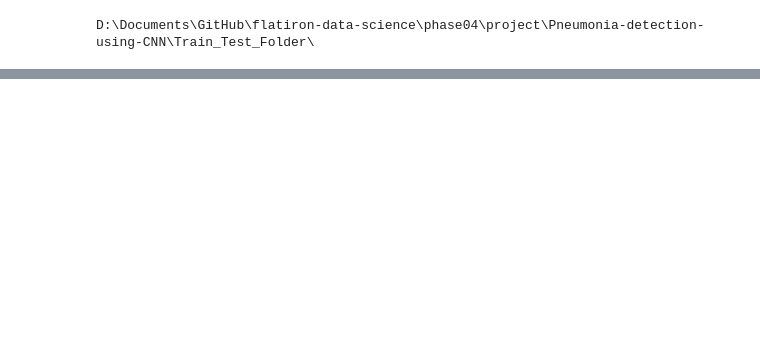
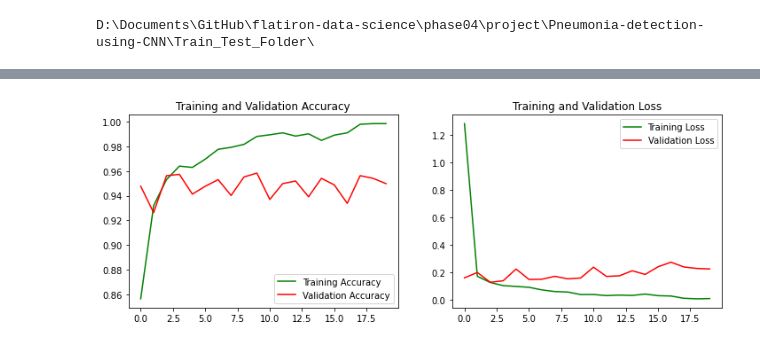
Before and after one commit to kjspring/Pneumonia-detection-using-CNN, a Jupyter notebook: notebook.ipynb, the cells around one changed output, grey strips where cells are left out. Cells and saved outputs as stored; diff of their text form; code cells hidden in the pictures; blank space fills up the shorter version.

```diff
--- a/notebook.ipynb
+++ b/notebook.ipynb
@@ -87,7 +113,7 @@ img_height = 64
 img_width = 64
 rgb = 3
 grayscale = 1
-batch_size = 64
+batch_size = 32
 
 train_ds = image_dataset_from_directory(train_dir,
                                         color_mode='grayscale',
@@ -95,15 +121,21 @@ train_ds = image_dataset_from_directory(train_dir,
                                         validation_split=0.2,
                                         subset='training',
                                         seed=42,
+                                        #shuffle=False,
                                         image_size=(img_height, img_width),
                                         batch_size = batch_size)
 
+#A possible issue is that Keras validation_split uses the "last x percent"
+# of data as validation data without shuffling the data.
+# So if your data has a certain stratification, this stratification will
+# affect the validation set.
 val_ds = image_dataset_from_directory(train_dir,
                                       validation_split=0.2,
                                       color_mode='grayscale',
                                       label_mode='binary',
                                       subset="validation",
                                       seed=42,
+                                      #shuffle=False,
                                       image_size=(img_height, img_width),
                                       batch_size=batch_size)
 
@@ -150,13 +182,9 @@ test_ds = test_ds.cache().prefetch(buffer_size=AUTOTUNE)
 # libraries for neural networks
 from tensorflow import keras
 from tensorflow.keras.models import Sequential
-import tensorflow as tf
 from keras.layers import Conv2D
 from keras.layers import MaxPooling2D
 from keras.layers import Flatten
 from keras.layers import Dense
 from keras.layers import Rescaling
 from keras.metrics import SpecificityAtSensitivity
-img_height = 64
-img_width = 64
-grayscale = 1
@@ -162,0 +218,30 @@ grayscale = 1
+# %%
+#import tensorflow.keras import layers
+
+# Baseline model
+inputs = keras.Input(shape=(img_height, img_width, grayscale))
+x = Conv2D(filters=32, kernel_size=3, activation='relu')(inputs)
+x = MaxPooling2D(pool_size=2)(x)
+x = Conv2D(filters=64, kernel_size=3, activation='relu')(x)
+x = MaxPooling2D(pool_size=2)(x)
+x = Conv2D(filters=128, kernel_size=3, activation='relu')(x)
+x = Flatten()(x)
+outputs = Dense(1, activation='sigmoid')(x)
+model_baseline = keras.Model(inputs=inputs, outputs=outputs)
+
+# Compile the Neural network
+model_baseline.compile(optimizer = 'adam',
+                        loss = 'binary_crossentropy',
+                        metrics = ['accuracy',
+                                   keras.metrics.Recall(),
+                                   keras.metrics.SpecificityAtSensitivity(0.5)])
+
+# Summary
+model_baseline.summary()
+
+# Fit model
+epochs=20
+model_baseline_fit = model_baseline.fit(train_ds,
+                                         epochs=epochs,
+                                         validation_data = val_ds,
+                                         batch_size=64)
@@ -162,0 +266,4 @@ grayscale = 1
+# %%
+plot_fun(model_baseline_fit)
+# %% [output]
+[figure, added]
```
Also changed, not shown: parts of 16 cells of this notebook.
